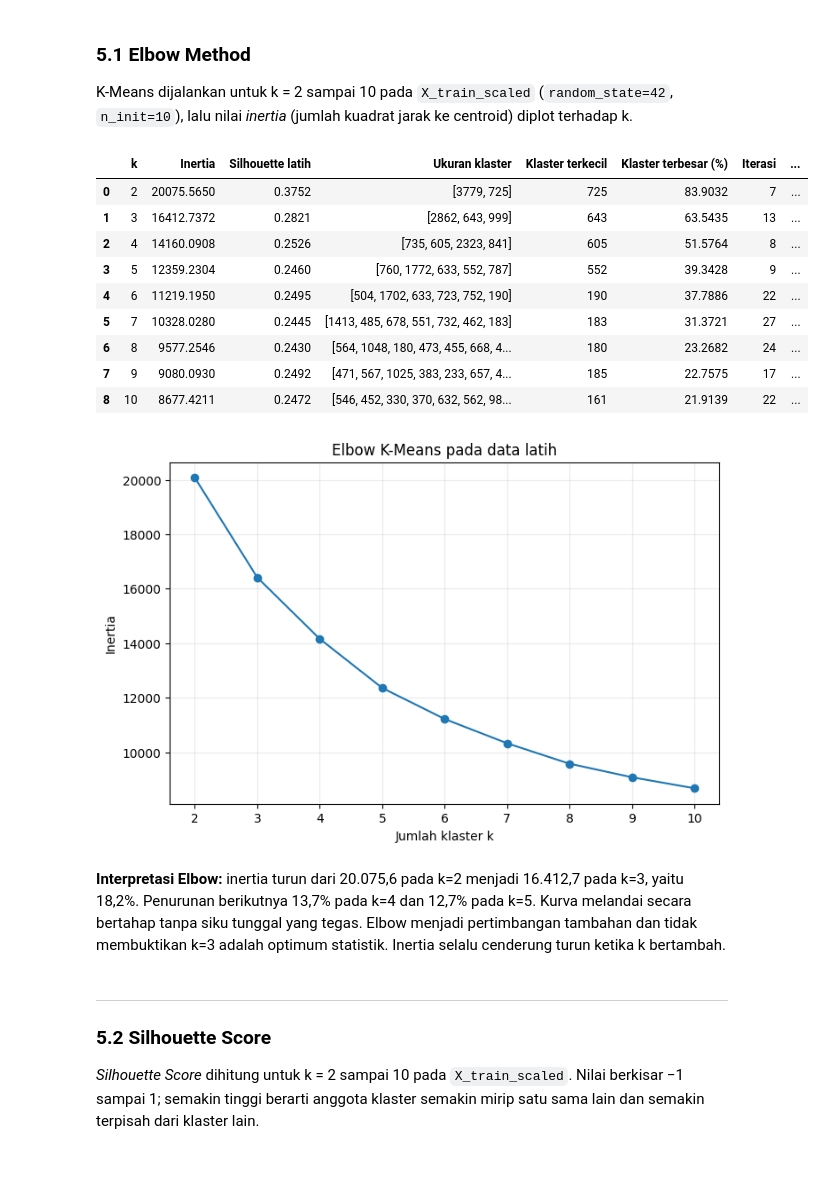
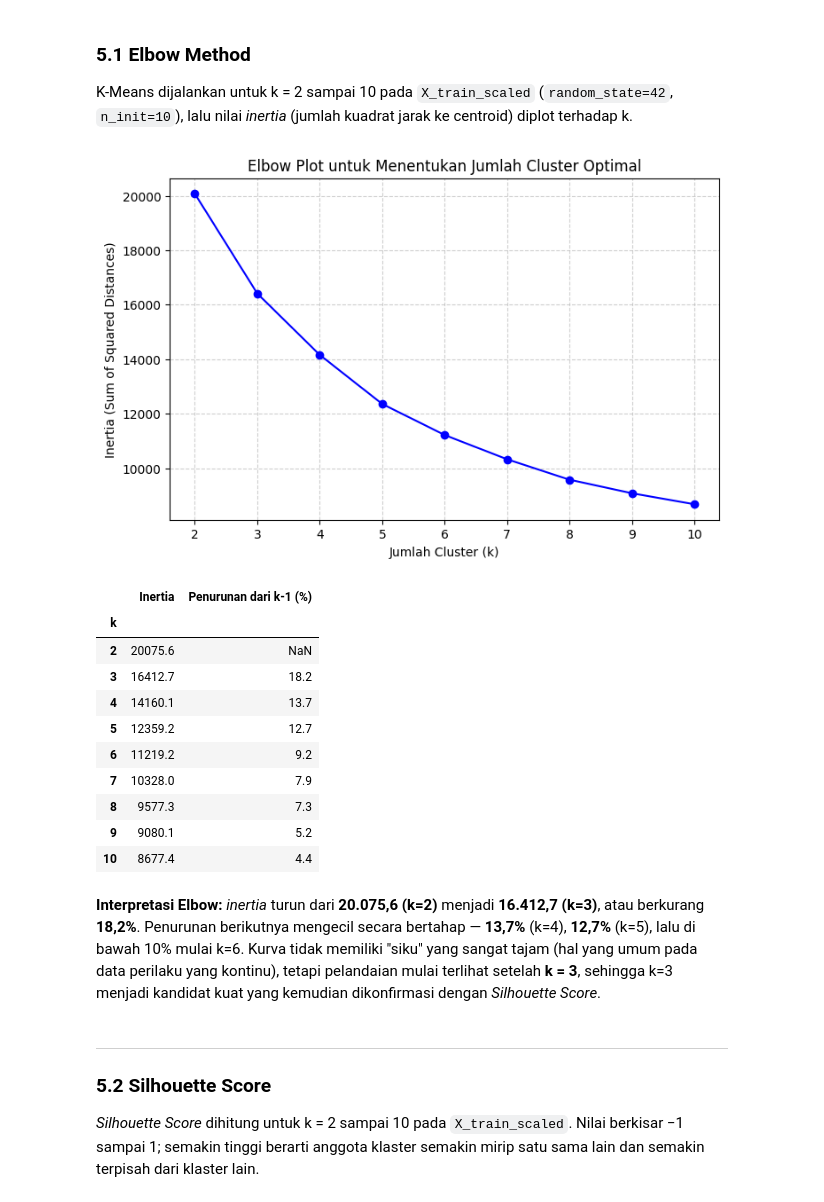
Before and after one commit to biyancore/Project_Segmentasi_Ecommerce, a Jupyter notebook: ecommerce_data_understanding.ipynb, the cells around one changed output. Drawn from its saved outputs; the diff is of its cells as text; code cells hidden in the pictures; blank space fills up the shorter version.

Commit message:
Batalkan perubahan Progress 3 dan pulihkan notebook proyek sebelumnya

```diff
--- a/ecommerce_data_understanding.ipynb
+++ b/ecommerce_data_understanding.ipynb
@@ -939,44 +928,44 @@ Silhouette dihitung pada seluruh data latih dan dibaca bersama inertia serta uku
 ### 5.1 Elbow Method
 K-Means dijalankan untuk k = 2 sampai 10 pada `X_train_scaled` (`random_state=42`, `n_init=10`), lalu nilai *inertia* (jumlah kuadrat jarak ke centroid) diplot terhadap k.
 # %%
+# Jalankan K-Means untuk k = 2 sampai 10 pada data latih dan simpan nilai inertia
+inertia = []
 k_range = range(2, 11)
-inertia, kmeans_candidates, parameter_rows = [], {}, []
+
 for k in k_range:
-    kandidat = KMeans(n_clusters=k, init='k-means++', n_init=10, random_state=42,
-                      max_iter=300, tol=1e-4, algorithm='lloyd').fit(X_train_scaled)
-    kmeans_candidates[k] = kandidat
-    inertia.append(kandidat.inertia_)
-    sizes = np.bincount(kandidat.labels_, minlength=k)
-    parameter_rows.append({'k': k, 'Inertia': kandidat.inertia_,
-        'Silhouette latih': silhouette_score(X_train_scaled, kandidat.labels_),
-        'Ukuran klaster': sizes.tolist(), 'Klaster terkecil': int(sizes.min()),
-        'Klaster terbesar (%)': sizes.max() / len(X_train_scaled) * 100,
-        'Iterasi': kandidat.n_iter_})
-parameter_kmeans = pd.DataFrame(parameter_rows)
-parameter_kmeans['Penurunan inertia (%)'] = -parameter_kmeans['Inertia'].pct_change() * 100
-display(parameter_kmeans.round(4))
+    kmeans = KMeans(n_clusters=k, random_state=42, n_init=10)
+    kmeans.fit(X_train_scaled)
+    inertia.append(kmeans.inertia_)
+
+# Elbow plot (grafik inertia terhadap k)
 plt.figure(figsize=(8, 5))
-plt.plot(list(k_range), inertia, marker='o')
-plt.title('Elbow K-Means pada data latih')
-plt.xlabel('Jumlah klaster k')
-plt.ylabel('Inertia')
-plt.xticks(list(k_range))
-plt.grid(alpha=.25)
+plt.plot(k_range, inertia, marker='o', linestyle='-', color='b')
+plt.title('Elbow Plot untuk Menentukan Jumlah Cluster Optimal')
+plt.xlabel('Jumlah Cluster (k)')
+plt.ylabel('Inertia (Sum of Squared Distances)')
+plt.xticks(k_range)
+plt.grid(True, linestyle='--', alpha=0.6)
 plt.show()
+
+# Tabel inertia dan persentase penurunan dari k sebelumnya
+elbow_table = pd.DataFrame({'k': list(k_range), 'Inertia': np.round(inertia, 1)})
+elbow_table['Penurunan dari k-1 (%)'] = (-elbow_table['Inertia'].pct_change() * 100).round(1)
+display(elbow_table.set_index('k'))
 # %% [output]
+[figure, new version]
-|  | k | Inertia | Silhouette latih | Ukuran klaster | Klaster terkecil | Klaster terbesar (%) | Iterasi | ... |
-| 0 | 2 | 20075.5650 | 0.3752 | [3779, 725] | 725 | 83.9032 | 7 | ... |
-| 1 | 3 | 16412.7372 | 0.2821 | [2862, 643, 999] | 643 | 63.5435 | 13 | ... |
-| 2 | 4 | 14160.0908 | 0.2526 | [735, 605, 2323, 841] | 605 | 51.5764 | 8 | ... |
-| 3 | 5 | 12359.2304 | 0.2460 | [760, 1772, 633, 552, 787] | 552 | 39.3428 | 9 | ... |
-| 4 | 6 | 11219.1950 | 0.2495 | [504, 1702, 633, 723, 752, 190] | 190 | 37.7886 | 22 | ... |
-| 5 | 7 | 10328.0280 | 0.2445 | [1413, 485, 678, 551, 732, 462, 183] | 183 | 31.3721 | 27 | ... |
-| 6 | 8 | 9577.2546 | 0.2430 | [564, 1048, 180, 473, 455, 668, 4... | 180 | 23.2682 | 24 | ... |
-| 7 | 9 | 9080.0930 | 0.2492 | [471, 567, 1025, 383, 233, 657, 4... | 185 | 22.7575 | 17 | ... |
-| 8 | 10 | 8677.4211 | 0.2472 | [546, 452, 330, 370, 632, 562, 98... | 161 | 21.9139 | 22 | ... |
+|  | Inertia | Penurunan dari k-1 (%) |
+| k |  |  |
+| 2 | 20075.6 | NaN |
+| 3 | 16412.7 | 18.2 |
+| 4 | 14160.1 | 13.7 |
+| 5 | 12359.2 | 12.7 |
+| 6 | 11219.2 | 9.2 |
+| 7 | 10328.0 | 7.9 |
+| 8 | 9577.3 | 7.3 |
+| 9 | 9080.1 | 5.2 |
+| 10 | 8677.4 | 4.4 |
-[figure, old version]
 # %% [markdown]
-**Interpretasi Elbow:** inertia turun dari 20.075,6 pada k=2 menjadi 16.412,7 pada k=3, yaitu 18,2%. Penurunan berikutnya 13,7% pada k=4 dan 12,7% pada k=5. Kurva melandai secara bertahap tanpa siku tunggal yang tegas. Elbow menjadi pertimbangan tambahan dan tidak membuktikan k=3 adalah optimum statistik. Inertia selalu cenderung turun ketika k bertambah.
+**Interpretasi Elbow:** *inertia* turun dari **20.075,6 (k=2)** menjadi **16.412,7 (k=3)**, atau berkurang **18,2%**. Penurunan berikutnya mengecil secara bertahap — **13,7%** (k=4), **12,7%** (k=5), lalu di bawah 10% mulai k=6. Kurva tidak memiliki "siku" yang sangat tajam (hal yang umum pada data perilaku yang kontinu), tetapi pelandaian mulai terlihat setelah **k = 3**, sehingga k=3 menjadi kandidat kuat yang kemudian dikonfirmasi dengan *Silhouette Score*.
 # %% [markdown]
 ---
 ### 5.2 Silhouette Score
```
Also changed, not shown: parts of 18 cells of this notebook.
